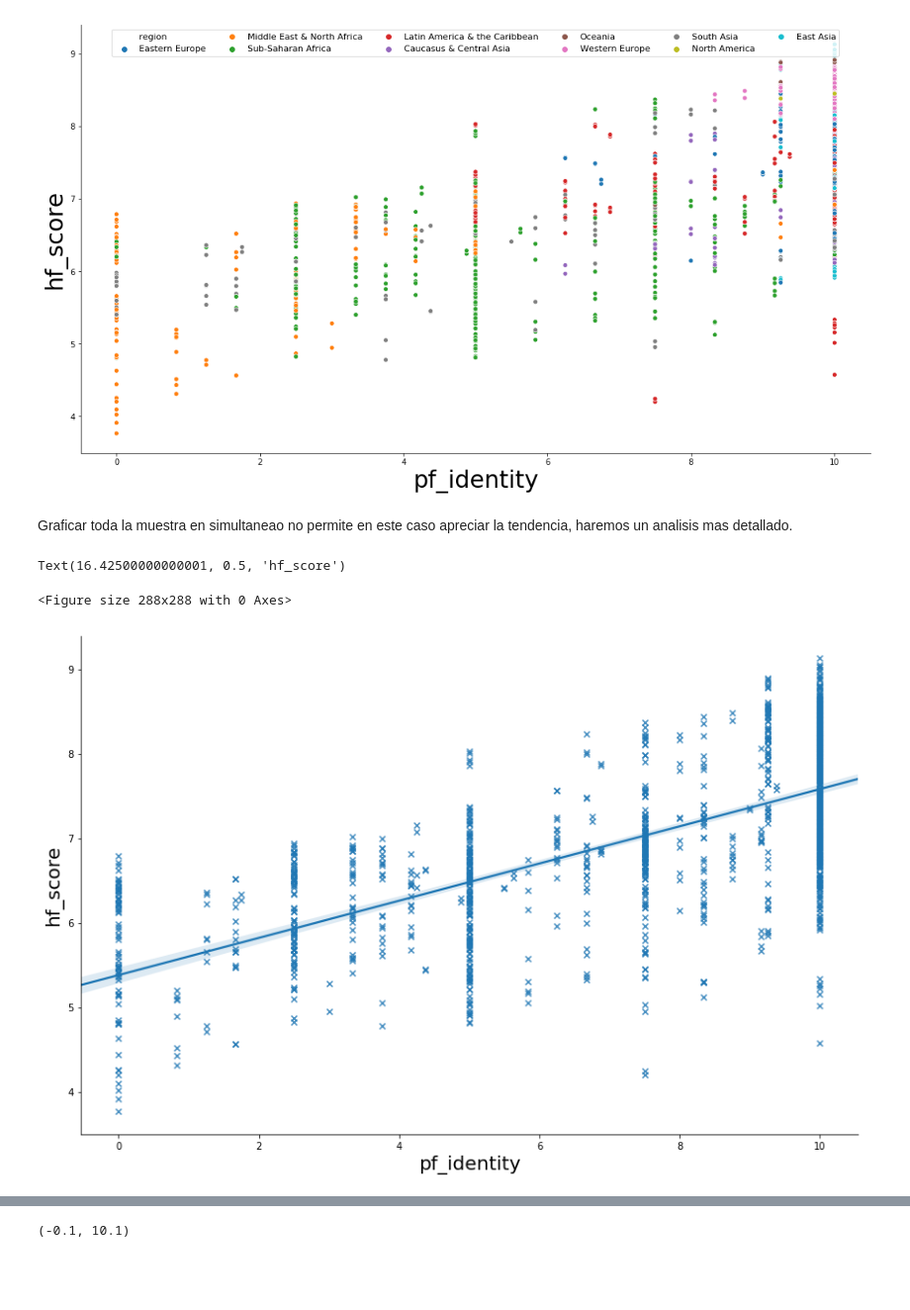
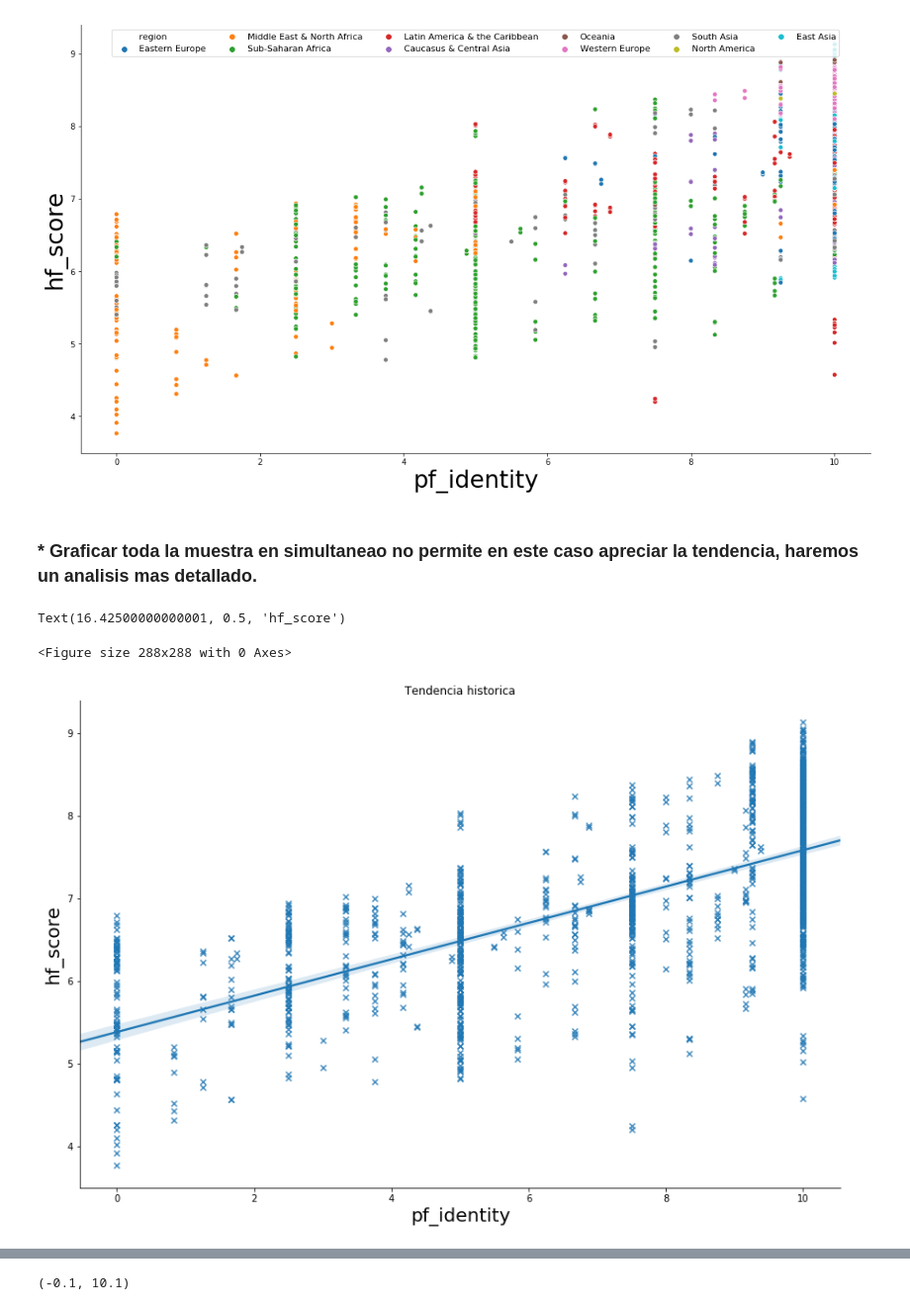
Before and after one commit to francozacco/diplodatos-CePaZa, a Jupyter notebook: TP 1.ipynb, the cells around one changed output, grey strips where cells are left out. Shown at 99% size. Cells and saved outputs as stored; diff of their text form; code cells hidden in the pictures; blank space fills up the shorter version.

```diff
--- a/TP 1.ipynb
+++ b/TP 1.ipynb
@@ -323,18 +471,18 @@ plt.ylabel("hf_score", fontsize=30)
 Text(0, 0.5, 'hf_score')
 [figure]
 # %% [markdown]
-Graficar toda la muestra en simultaneao no permite en este caso apreciar la tendencia, haremos un analisis mas detallado.
+### * Graficar toda la muestra en simultaneao no permite en este caso apreciar la tendencia, haremos un analisis mas detallado.
 # %%
-#En particular ajustamos linealmente el set de datos nos arrnojara una linea de tendencia, pero no tiene mucho sentido
+#En particular ajustamos linealmente el set de datos nos arrojara una linea de tendencia, pero no tiene mucho sentido
 # evaluar esa "tendencia historica" sino mas bien una evolucion o lograr obtener una descripcion por regiones.
 plt.figure(figsize=(4,4))
 seaborn.lmplot(data=dataset, markers= "x", x='pf_identity', y='hf_score',height= 8, aspect= 1.5)
-
+plt.title("Tendencia historica")
 plt.xlabel("pf_identity", fontsize=30)
 plt.xlabel("pf_identity", fontsize=20)
 plt.ylabel("hf_score", fontsize=20)
 # %% [output]
 Text(16.42500000000001, 0.5, 'hf_score')
 <Figure size 288x288 with 0 Axes>
-[figure, old version]
+[figure, new version]
 # %% [markdown]
```
Also changed, not shown: parts of 42 cells of this notebook.
